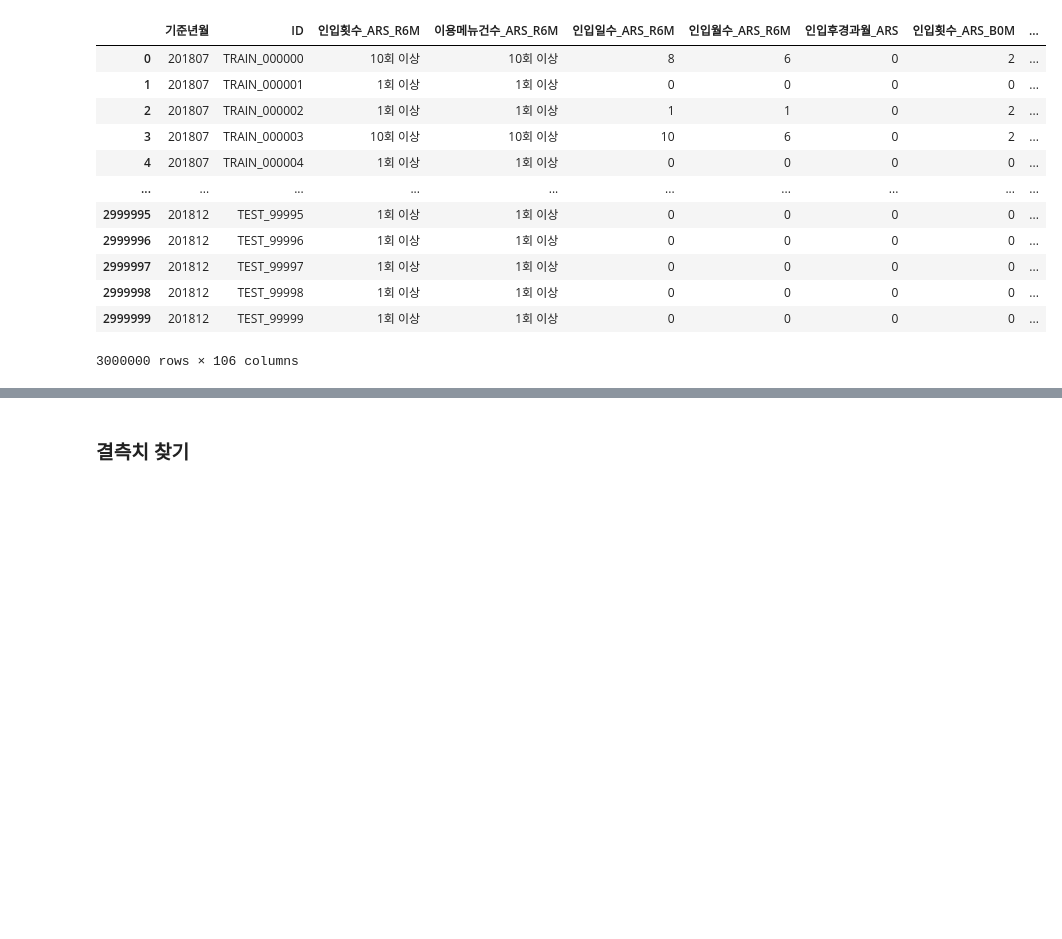
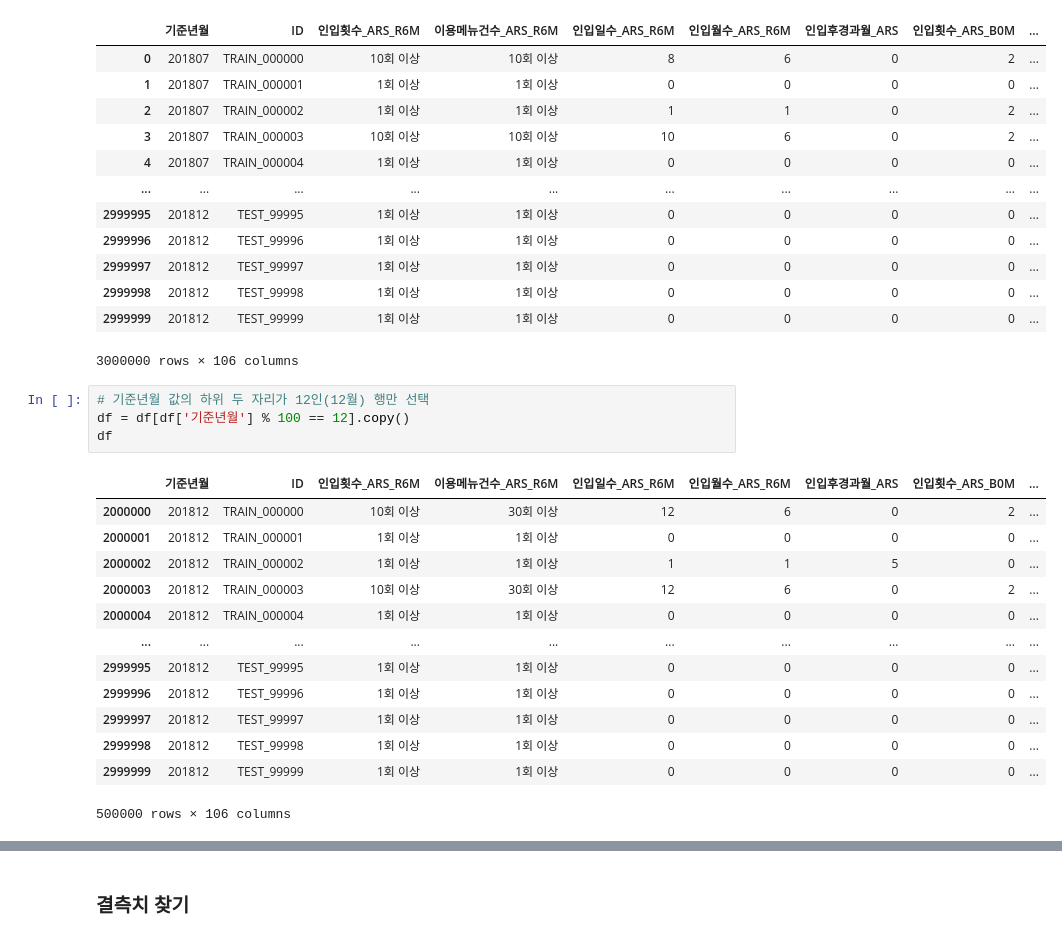
Before and after one commit to ming111777/dung2, a Jupyter notebook: Final project/전처리/채널정보 전처리.ipynb, the cells around one changed output, grey strips where cells are left out. Saved outputs shown, nothing was run; the diff lists cells and outputs as text; blank space fills up the shorter version.

```diff
--- a/Final project/전처리/채널정보 전처리.ipynb
+++ b/Final project/전처리/채널정보 전처리.ipynb
@@ -101,3 +101,21 @@ df
 | 2999998 | 201812 | TEST_99998 | 1회 이상 | 1회 이상 | 0 | 0 | 0 | 0 | ... |
 | 2999999 | 201812 | TEST_99999 | 1회 이상 | 1회 이상 | 0 | 0 | 0 | 0 | ... |
 3000000 rows × 106 columns
+# %%
+# 기준년월 값의 하위 두 자리가 12인(12월) 행만 선택
+df = df[df['기준년월'] % 100 == 12].copy()
+df
+# %% [output]
+|  | 기준년월 | ID | 인입횟수_ARS_R6M | 이용메뉴건수_ARS_R6M | 인입일수_ARS_R6M | 인입월수_ARS_R6M | 인입후경과월_ARS | 인입횟수_ARS_B0M | ... |
+| 2000000 | 201812 | TRAIN_000000 | 10회 이상 | 30회 이상 | 12 | 6 | 0 | 2 | ... |
+| 2000001 | 201812 | TRAIN_000001 | 1회 이상 | 1회 이상 | 0 | 0 | 0 | 0 | ... |
+| 2000002 | 201812 | TRAIN_000002 | 1회 이상 | 1회 이상 | 1 | 1 | 5 | 0 | ... |
+| 2000003 | 201812 | TRAIN_000003 | 10회 이상 | 30회 이상 | 12 | 6 | 0 | 2 | ... |
+| 2000004 | 201812 | TRAIN_000004 | 1회 이상 | 1회 이상 | 0 | 0 | 0 | 0 | ... |
+| ... | ... | ... | ... | ... | ... | ... | ... | ... | ... |
+| 2999995 | 201812 | TEST_99995 | 1회 이상 | 1회 이상 | 0 | 0 | 0 | 0 | ... |
+| 2999996 | 201812 | TEST_99996 | 1회 이상 | 1회 이상 | 0 | 0 | 0 | 0 | ... |
+| 2999997 | 201812 | TEST_99997 | 1회 이상 | 1회 이상 | 0 | 0 | 0 | 0 | ... |
+| 2999998 | 201812 | TEST_99998 | 1회 이상 | 1회 이상 | 0 | 0 | 0 | 0 | ... |
+| 2999999 | 201812 | TEST_99999 | 1회 이상 | 1회 이상 | 0 | 0 | 0 | 0 | ... |
+500000 rows × 106 columns
```
Also changed, not shown: parts of 10 cells of this notebook, 21 other files.
